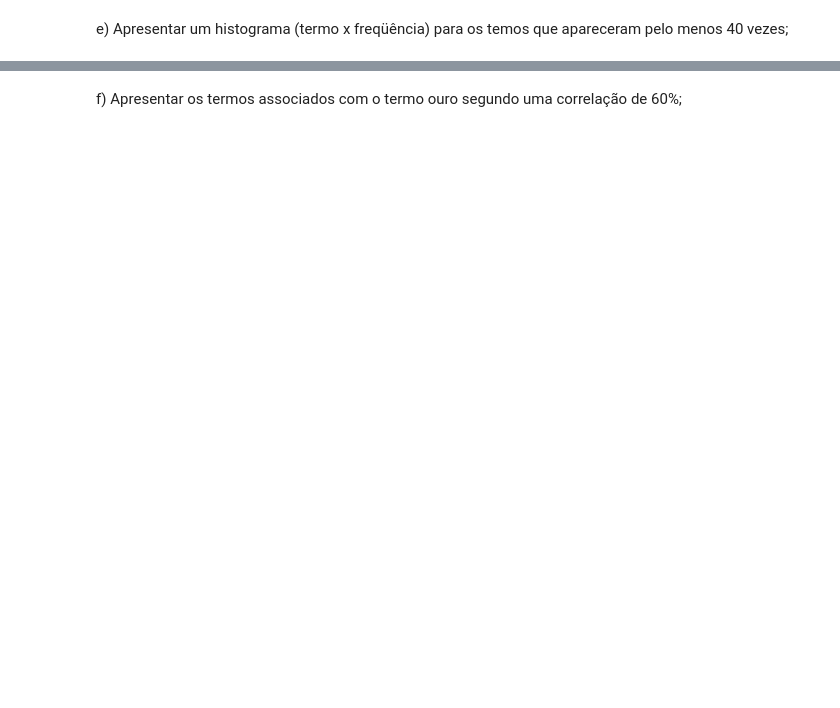
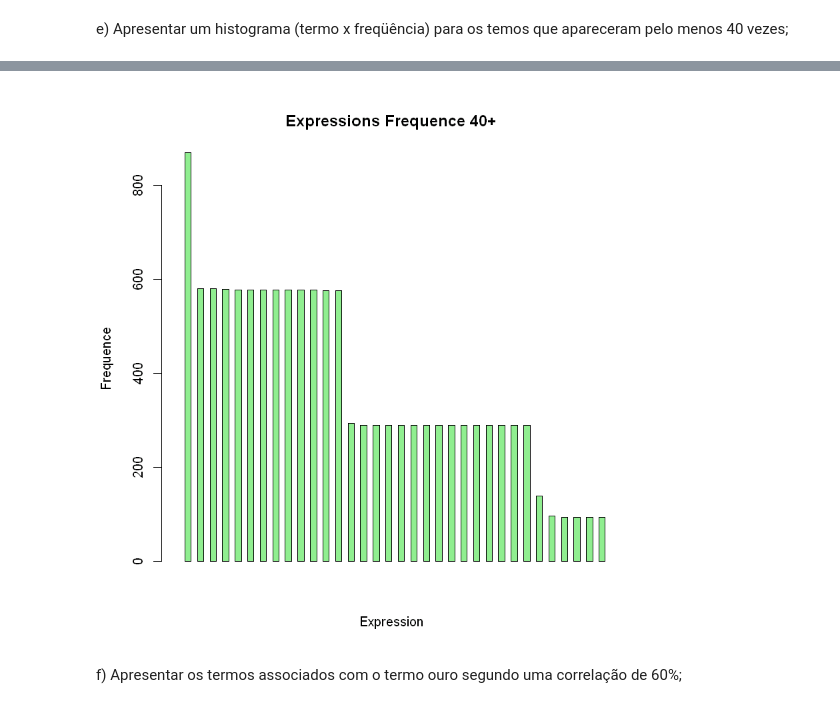
Before and after one commit to ninofabrizio/InteligenciaCompetitiva, a Jupyter notebook: Olympics2016/Olympics2016Research.ipynb, the cells around one changed output, grey strips where cells are left out. Drawn from its saved outputs; the diff is of its cells as text; code cells hidden in the pictures; blank space fills up the shorter version.

```diff
--- a/Olympics2016/Olympics2016Research.ipynb
+++ b/Olympics2016/Olympics2016Research.ipynb
@@ -333,0 +287,7 @@ Docs   &gt &gt &gt estadaoesporte &gt premiacao &lt leia aberta proxima
+# %%
+# Antes de criar a DTM, tenho que criar o PlainTextDocument necessário
+c_temp <- tm_map(corpus.temp, PlainTextDocument)
+
+# Fazendo a DTM, adicionando a ela o peso de frequência de expressões e passando meus resultados a um novo data frame
+dtm <- DocumentTermMatrix(c_temp, control = list(tokenize = BigramTokenizer, weighting=weightTf))
+freq <- as.data.frame(inspect(dtm))
@@ -333,0 +312,21 @@ Docs   &gt &gt &gt estadaoesporte &gt premiacao &lt leia aberta proxima
+# %%
+# Passando a um outro data frame as expressões e sua respectiva frequência em coluna
+freqsDataFrame <- as.data.frame(colSums(freq))
+
+# Dando nome devido a coluna de frequências
+names(freqsDataFrame) <- c("Frequence")
+
+# Passando os nomes das tuplas, que são as espressões, para uma nova coluna no data frame criado
+freqsDataFrame$Expression <- rownames(freqsDataFrame)
+
+# Colocando o data frame em ordem decrescente de valores Frequence
+freqsDataFrame <- freqsDataFrame[with(freqsDataFrame, order(-Frequence)), ]
+
+# Tornando o nome das tuplas uma sequência numérica referente à posição da respectiva tupla
+rownames(freqsDataFrame) <- seq(length=nrow(freqsDataFrame))
+
+# Trocando a ordem das colunas para que coluna das espressões venha antes da coluna das frequências
+freqsDataFrame <- freqsDataFrame[,c(2,1)]
+
+# Mostrando os 10 termos mais encontrados
+head(freqsDataFrame, 10)
@@ -334,2 +345,9 @@ Docs   &gt &gt &gt estadaoesporte &gt premiacao &lt leia aberta proxima
 # %% [markdown]
 e) Apresentar um histograma (termo x freqüência) para os temos que apareceram pelo menos 40 vezes;
+# %%
+# Para responder a letra e, irei criar um data frame que é o subconjunto do meu data frame anterior que só possui os dados
+# cujo valor na coluna de frequência é maior ou igual a 40
+freqsForty <- subset(freqsDataFrame, freqsDataFrame$Frequence >= 40)
+
+# Vendo quais são esses termos
+freqsForty
@@ -336,2 +372,11 @@ e) Apresentar um histograma (termo x freqüência) para os temos que apareceram
+# %%
+# Para criar o histograma, usarei o barplot. Como são muitas expressões (e algumas delas são longas), optei em mostrar apenas as
+# barras sem sua respectiva expressão. Vale notar que a ordem da esquerda para adireita no meu barplot é exatamente a ordem
+# decrescente em frequência do meu data frame
+barplot(freqsForty$Frequence, freqsForty$Expression, main = "Expressions Frequence 40+", col = "lightgreen",
+        xlab = "Expression", ylab = "Frequence", xlim = c(0,nrow(freqsForty)), width = 0.5, space = 1, names.arg = NULL,
+        legend.text = NULL)
+# %% [output]
+[figure, added]
 # %% [markdown]
 f) Apresentar os termos associados com o termo ouro segundo uma correlação de 60%;
```
Also changed, not shown: parts of 24 cells of this notebook.
